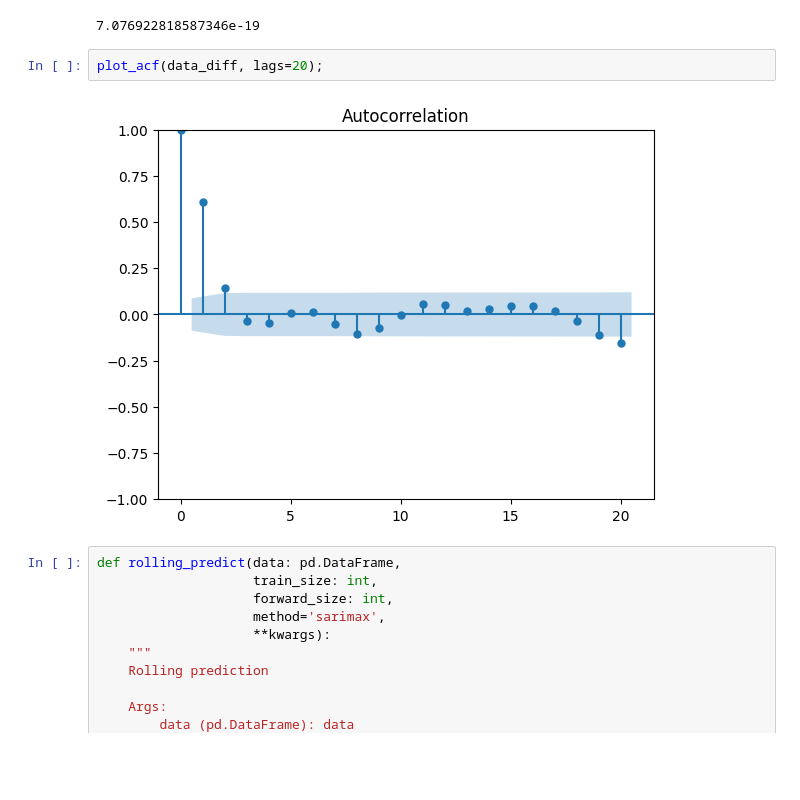
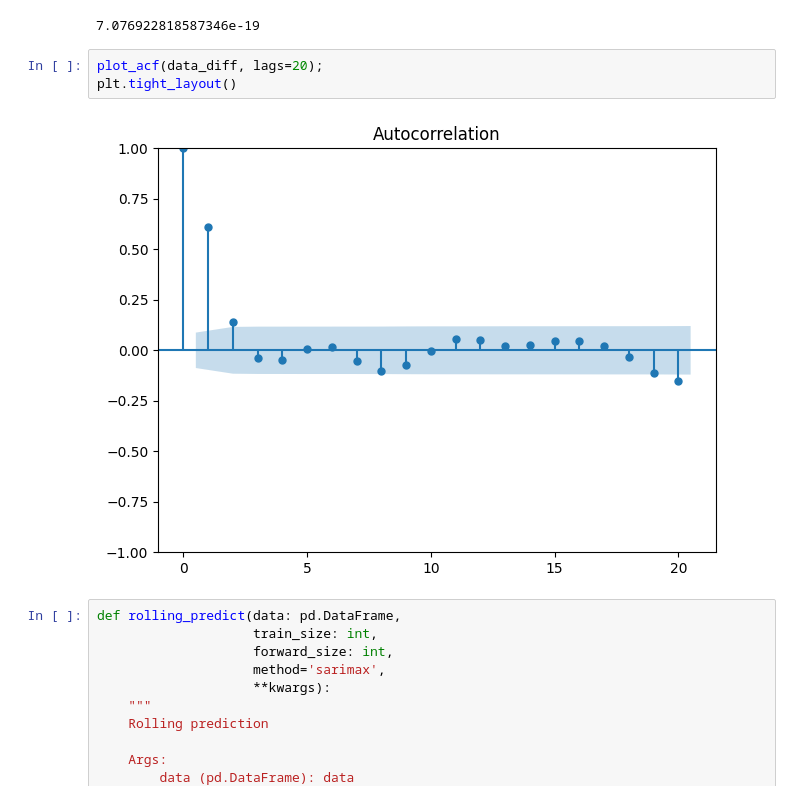
Before and after one commit to YimingZhang07/quantbullet, a Jupyter notebook: docs/tsa/arima_dev.ipynb, the cells around one changed output. Saved outputs shown, nothing was run; the diff lists cells and outputs as text; blank space fills up the shorter version.

```diff
--- a/docs/tsa/arima_dev.ipynb
+++ b/docs/tsa/arima_dev.ipynb
@@ -20,8 +20,9 @@ adfuller(data_diff['widget_sales'])[1]
 7.076922818587346e-19
 # %%
 plot_acf(data_diff, lags=20);
+plt.tight_layout()
 # %% [output]
-[figure, old version]
+[figure, new version]
 # %%
 def rolling_predict(data: pd.DataFrame,
                     train_size: int,
```
Also changed, not shown: parts of 6 cells of this notebook, 6 other files.
